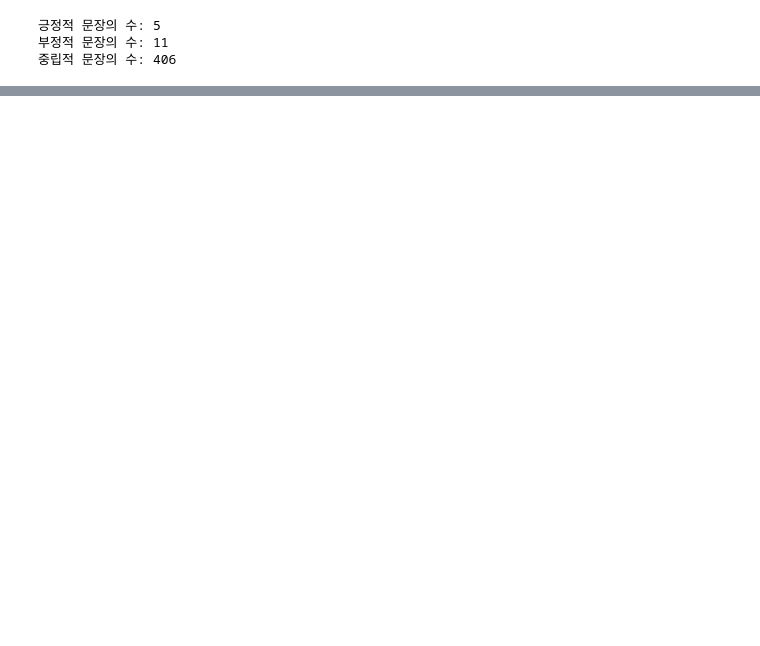
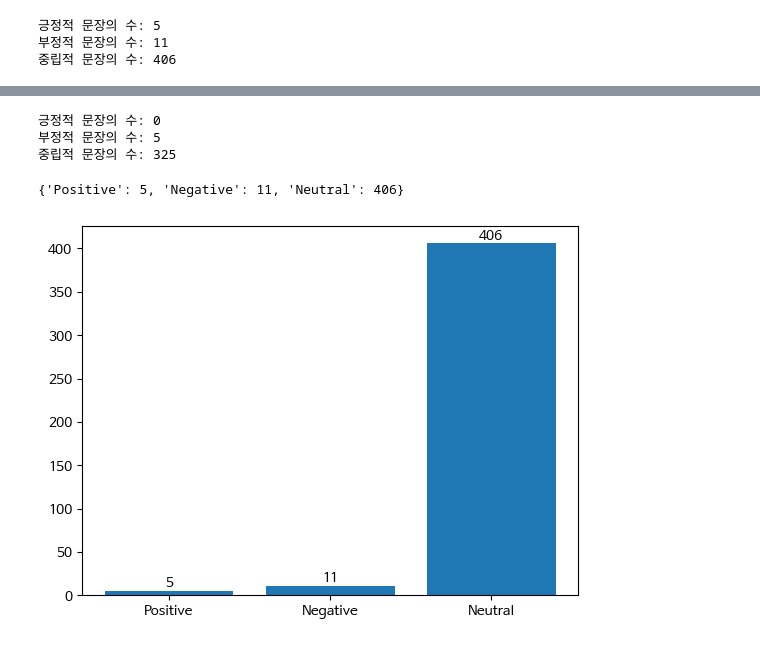
Before and after one commit to SeokcheonMoon/rare_disease_analytics, a Jupyter notebook: LDA/community_sentiment.ipynb, the cells around one changed output, grey strips where cells are left out. Saved outputs shown, nothing was run; the diff lists cells and outputs as text; code cells hidden in the pictures; blank space fills up the shorter version.

```diff
--- a/LDA/community_sentiment.ipynb
+++ b/LDA/community_sentiment.ipynb
@@ -46,13 +85,3 @@ Requirement already satisfied: regex>=2021.8.3 in /usr/local/lib/python3.11/site
 Requirement already satisfied: tqdm in /usr/local/lib/python3.11/site-packages (from nltk>=3.8->textblob) (4.66.2)
 WARNING: Running pip as the 'root' user can result in broken permissions and conflicting behaviour with the system package manager. It is recommended to use a virtual environment instead: https://pip. ...
 Note: you may need to restart the kernel to use updated packages.
-# %%
-from textblob import TextBlob
-
-# 분석할 문장들의 리스트 = list_2020
-
-# 각 문장에 대한 감정 분석
-for sentence in list_2020:
-    blob = TextBlob(sentence)
-    sentiment = blob.sentiment.polarity
-    print(f"Sentence: {sentence}, Sentiment: {'Positive' if sentiment > 0 else 'Negative' if sentiment < 0 else 'Neutral'}")
@@ -77,10 +88,10 @@ Sentence: 통풍은 아플통 ,바람풍 한자를쓸정도로 바람만불어
 # %%
 from textblob import TextBlob
 
-# 분석할 문장들의 리스트
+# 분석할 문장들의 리스트 = list_2020
 
 # 감정 분석 결과를 저장할 딕셔너리 초기화
-sentiment_counts = {'Positive': 0, 'Negative': 0, 'Neutral': 0}
+sentiment_counts_2020 = {'Positive': 0, 'Negative': 0, 'Neutral': 0}
 
 # 각 문장에 대한 감정 분석
 for sentence in list_2020:
@@ -88,16 +99,16 @@ for sentence in list_2020:
     sentiment = blob.sentiment.polarity
     # 감정 평가를 바탕으로 빈도수 계산
     if sentiment > 0:
-        sentiment_counts['Positive'] += 1
+        sentiment_counts_2020['Positive'] += 1
     elif sentiment < 0:
-        sentiment_counts['Negative'] += 1
+        sentiment_counts_2020['Negative'] += 1
     else:
-        sentiment_counts['Neutral'] += 1
+        sentiment_counts_2020['Neutral'] += 1
 
 # 결과 출력
-print(f"긍정적 문장의 수: {sentiment_counts['Positive']}")
-print(f"부정적 문장의 수: {sentiment_counts['Negative']}")
-print(f"중립적 문장의 수: {sentiment_counts['Neutral']}")
+print(f"긍정적 문장의 수: {sentiment_counts_2020['Positive']}")
+print(f"부정적 문장의 수: {sentiment_counts_2020['Negative']}")
+print(f"중립적 문장의 수: {sentiment_counts_2020['Neutral']}")
 # %% [output]
 긍정적 문장의 수: 5
 부정적 문장의 수: 11
@@ -104,0 +169,41 @@ print(f"중립적 문장의 수: {sentiment_counts['Neutral']}")
+# %%
+# 분석할 문장들의 리스트 = list_2024
+
+# 감정 분석 결과를 저장할 딕셔너리 초기화
+sentiment_counts_2024 = {'Positive': 0, 'Negative': 0, 'Neutral': 0}
+
+# 각 문장에 대한 감정 분석
+for sentence in list_2024:
+    sentence_str = str(sentence)
+    blob = TextBlob(sentence_str)
+    sentiment = blob.sentiment.polarity
+    # 감정 평가를 바탕으로 빈도수 계산
+    if sentiment > 0:
+        sentiment_counts_2024['Positive'] += 1
+    elif sentiment < 0:
+        sentiment_counts_2024['Negative'] += 1
+    else:
+        sentiment_counts_2024['Neutral'] += 1
+
+# 결과 출력
+print(f"긍정적 문장의 수: {sentiment_counts_2024['Positive']}")
+print(f"부정적 문장의 수: {sentiment_counts_2024['Negative']}")
+print(f"중립적 문장의 수: {sentiment_counts_2024['Neutral']}")
+# %% [output]
+긍정적 문장의 수: 0
+부정적 문장의 수: 5
+중립적 문장의 수: 325
+# %%
+sentiment_counts_2020
+# %% [output]
+{'Positive': 5, 'Negative': 11, 'Neutral': 406}
+# %%
+labels = sentiment_counts_2020.keys()
+values = sentiment_counts_2020.values()
+bars = plt.bar(labels, values)
+for bar in bars:
+    yval = bar.get_height()
+    plt.text(bar.get_x() + bar.get_width()/2, yval, int(yval), ha='center', va='bottom')
+plt.show()
+# %% [output]
+[figure, added]
```
Also changed, not shown: parts of 9 cells of this notebook.
